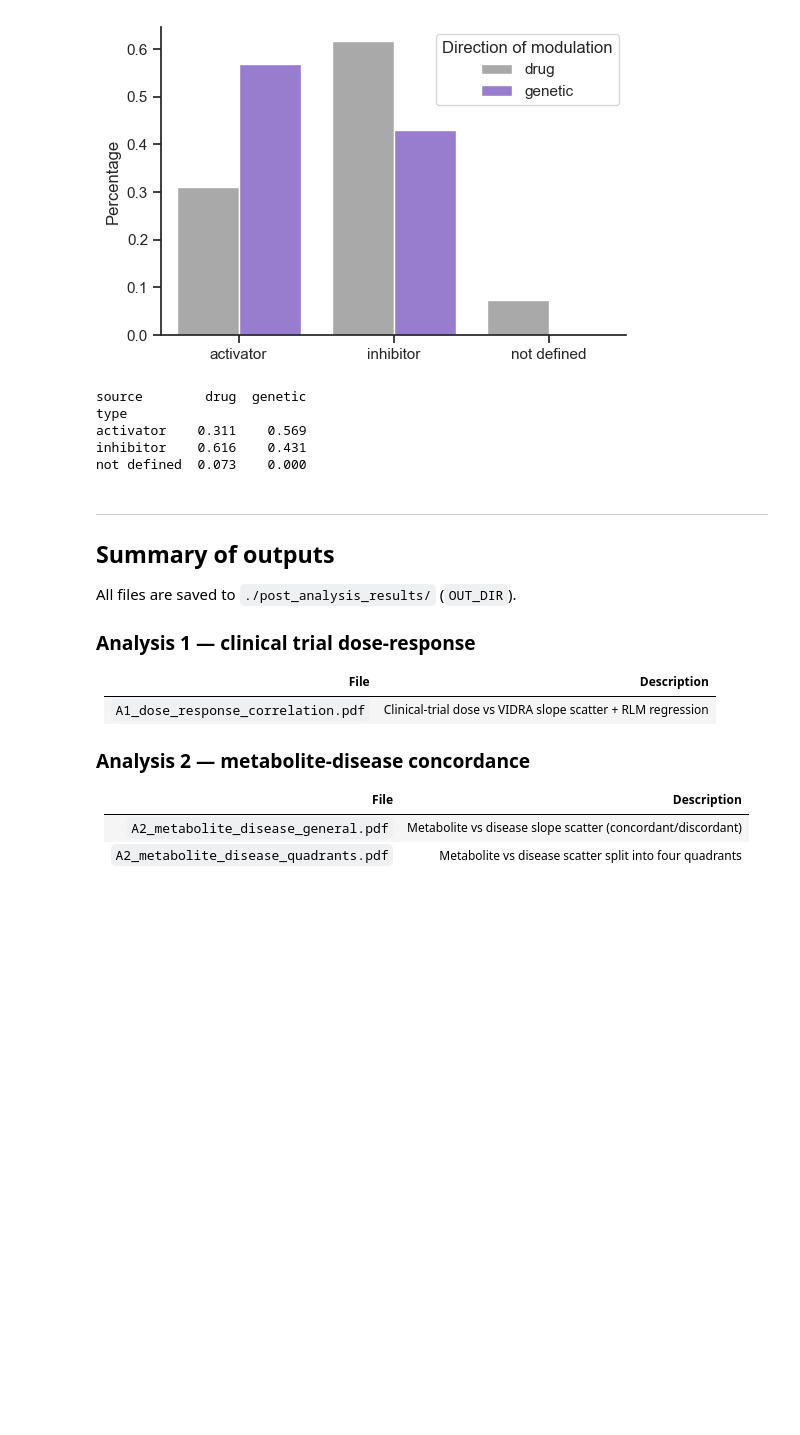
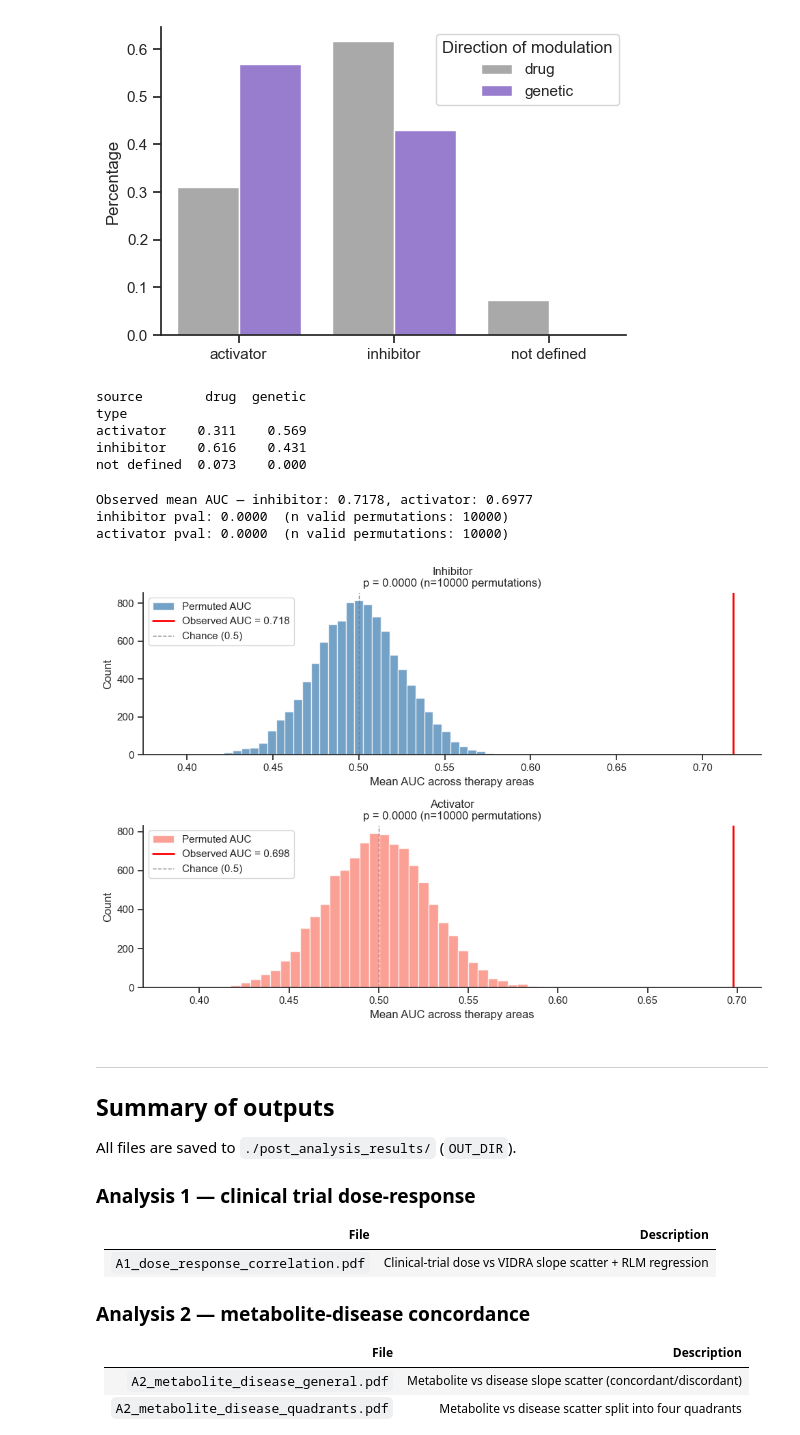
Before and after one commit to TrynkaLab/VIDRA, a Jupyter notebook: scripts/post_stat/post_analysis.ipynb, the cells around one changed output. Saved outputs shown, nothing was run; the diff lists cells and outputs as text; code cells hidden in the pictures; blank space fills up the shorter version.

```diff
--- a/scripts/post_stat/post_analysis.ipynb
+++ b/scripts/post_stat/post_analysis.ipynb
@@ -1836,6 +1836,74 @@ type
 activator    0.311    0.569
 inhibitor    0.616    0.431
 not defined  0.073    0.000
+# %%
+from sklearn.metrics import roc_curve, auc
+
+mean_fpr = np.linspace(0, 1, 200)
+
+# ── Compute observed mean AUC (exact mirror of cell 58) ───────────────────
+def compute_mean_auc(df):
+    result = {}
+    for class_of_interest in ["inhibitor", "activator"]:
+        aucs = []
+        for ta in df.therapeuticAreas.unique():
+            tmp = df[df.therapeuticAreas == ta]
+            tmp = tmp[threshold_df(tmp, threshold_rare=.65, threshold_other=.65)]
+            if len(tmp) < 10:
+                continue
+            dummy = pd.get_dummies(tmp["MoA"])
+            if class_of_interest not in dummy.columns:
+                continue
+            if dummy[class_of_interest].nunique() < 2:  # ← skip if only one class present
+                continue
+            pp = tmp["pp_slope_pos"] if class_of_interest == "inhibitor" else tmp["pp_slope_neg"]
+            fpr, tpr, _ = roc_curve(dummy[[class_of_interest]], pp)
+            aucs.append(auc(fpr, tpr))
+        result[class_of_interest] = np.mean(aucs) if aucs else np.nan
+    return result
+
+observed = compute_mean_auc(consistency_TA)
+print(f"Observed mean AUC — inhibitor: {observed['inhibitor']:.4f}, activator: {observed['activator']:.4f}")
+
+# ── Permutation test ──────────────────────────────────────────────────────
+N_PERM = 10000
+rng = np.random.default_rng(42)
+moa_labels = consistency_TA["MoA"].astype(str).to_numpy()  # ← plain string array, no Categorical
+
+null = {"inhibitor": [], "activator": []}
+for _ in range(N_PERM):
+    shuffled = consistency_TA.assign(MoA=rng.permutation(moa_labels))  # ← avoids dtype issues
+    res = compute_mean_auc(shuffled)
+    null["inhibitor"].append(res["inhibitor"])
+    null["activator"].append(res["activator"])
+
+for k in null:
+    null[k] = np.array(null[k])
+
+# ── Plot ──────────────────────────────────────────────────────────────────
+fig, axes = plt.subplots(2, 1, figsize=(10, 7))
+axes = axes.flatten()
+for ax, class_of_interest, color in zip(axes, ["inhibitor", "activator"], ["steelblue", "salmon"]):
+    obs = observed[class_of_interest]
+    dist = null[class_of_interest][~np.isnan(null[class_of_interest])]
+    p_val = (dist >= obs).mean()
+    print(f"{class_of_interest} pval: {p_val:.4f}  (n valid permutations: {len(dist)})")
+    ax.hist(dist, bins=40, color=color, edgecolor="white", alpha=0.75, label="Permuted AUC")
+    ax.axvline(obs, color="red", linewidth=2, label=f"Observed AUC = {obs:.3f}")
+    ax.axvline(0.5, color="grey", linewidth=1, linestyle="--", label="Chance (0.5)")
+    ax.set_title(f"{class_of_interest.capitalize()}\np = {p_val:.4f} (n={len(dist)} permutations)")
+    ax.set_xlabel("Mean AUC across therapy areas")
+    ax.set_ylabel("Count")
+    ax.legend(loc="upper left")
+
+plt.tight_layout()
+fig.savefig(os.path.join(OUT_DIR, "A4_AUROC_permutation_test.pdf"), dpi=600, bbox_inches="tight")
+plt.show()
+# %% [output]
+Observed mean AUC — inhibitor: 0.7178, activator: 0.6977
+inhibitor pval: 0.0000  (n valid permutations: 10000)
+activator pval: 0.0000  (n valid permutations: 10000)
+[figure, added]
 # %% [markdown]
 ---
 
```
Also changed, not shown: parts of 17 cells of this notebook.
